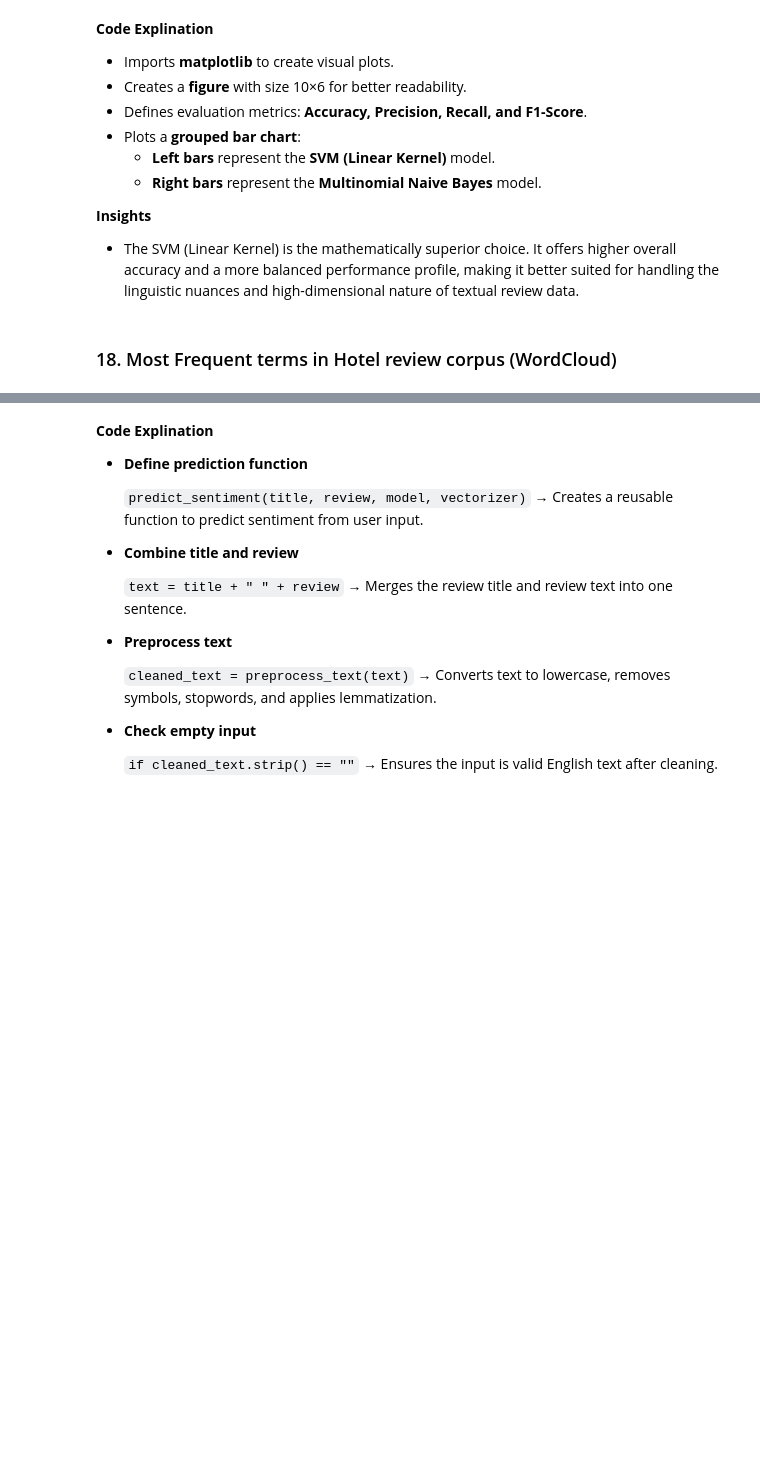
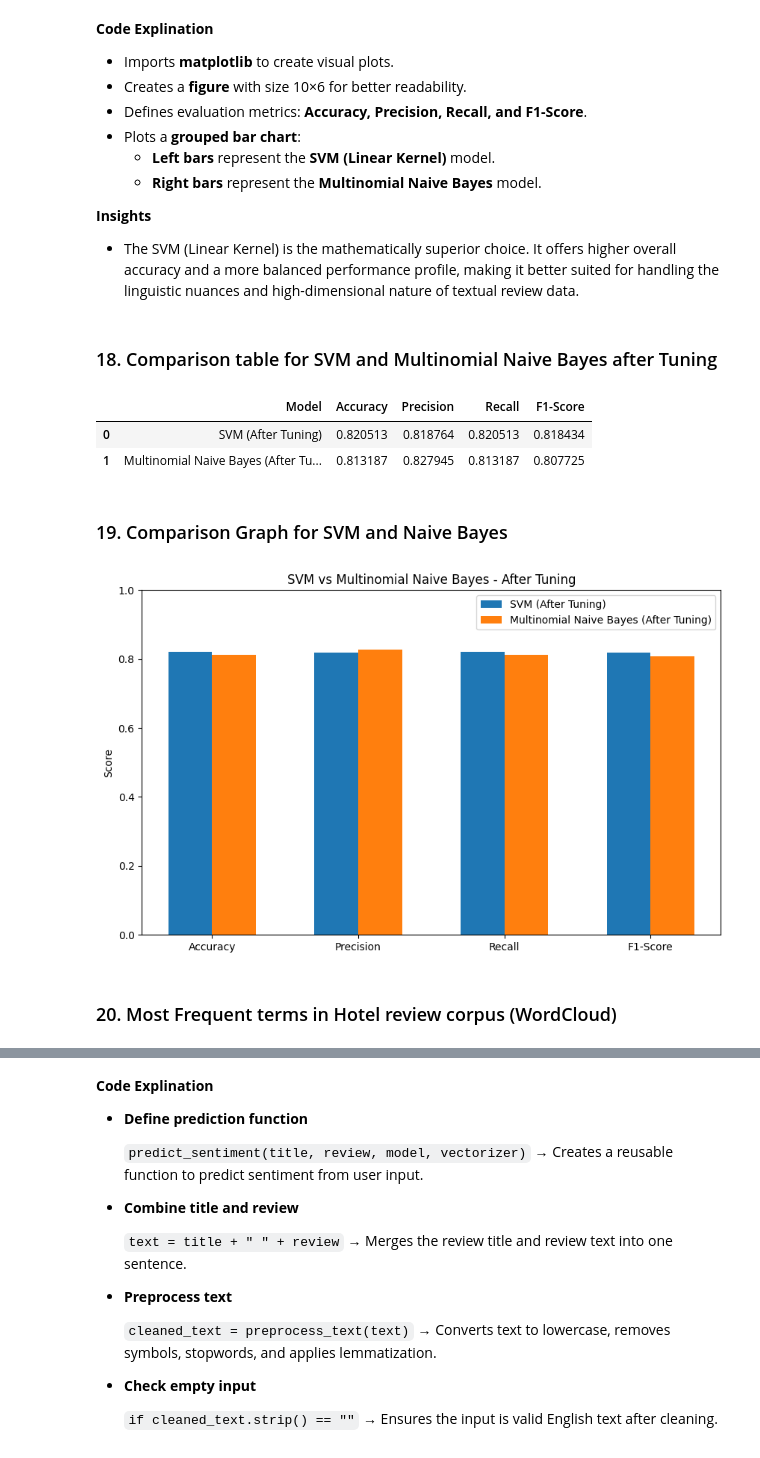
Before and after one commit to AaditiG1/HotelReview_TextClassification, a Jupyter notebook: HotelReview.ipynb, the cells around one changed output, grey strips where cells are left out. Drawn from its saved outputs; the diff is of its cells as text; code cells hidden in the pictures; blank space fills up the shorter version.

```diff
--- a/HotelReview.ipynb
+++ b/HotelReview.ipynb
@@ -1192,8 +1173,64 @@ plt.show()
 
 **Insights**
 - The SVM (Linear Kernel) is the mathematically superior choice. It offers higher overall accuracy and a more balanced performance profile, making it better suited for handling the linguistic nuances and high-dimensional nature of textual review data.
+# %% [markdown]
+### 18. Comparison table for SVM and Multinomial Naive Bayes after Tuning
+# %%
+# Create a comparison table for tuned models
+comparison_results_tuned = {
+    "Model": ["SVM (After Tuning)", "Multinomial Naive Bayes (After Tuning)"],
+    "Accuracy": [
+        accuracy_score(y_test, y_pred_svm),     # Tuned SVM predictions
+        accuracy_score(y_test, y_pred_best)     # Tuned NB predictions
+    ],
+    "Precision": [
+        precision_score(y_test, y_pred_svm, average='weighted'),
+        precision_score(y_test, y_pred_best, average='weighted')
+    ],
+    "Recall": [
+        recall_score(y_test, y_pred_svm, average='weighted'),
+        recall_score(y_test, y_pred_best, average='weighted')
+    ],
+    "F1-Score": [
+        f1_score(y_test, y_pred_svm, average='weighted'),
+        f1_score(y_test, y_pred_best, average='weighted')
+    ]
+}
+
+# Convert to DataFrame
+comparison_df_tuned = pd.DataFrame(comparison_results_tuned)
+
+# Display the comparison table
+comparison_df_tuned
+# %% [output]
+|  | Model | Accuracy | Precision | Recall | F1-Score |
+| 0 | SVM (After Tuning) | 0.820513 | 0.818764 | 0.820513 | 0.818434 |
+| 1 | Multinomial Naive Bayes (After Tu... | 0.813187 | 0.827945 | 0.813187 | 0.807725 |
+# %% [markdown]
+### 19. Comparison Graph for SVM and Naive Bayes
+# %%
+# Plotting grouped bar chart after tuning
+plt.figure(figsize=(10,6))
+metrics = ["Accuracy", "Precision", "Recall", "F1-Score"]
+x = range(len(metrics))
+
+# Plot SVM bars (left shifted)
+plt.bar([i-0.15 for i in x], comparison_df_tuned.iloc[0,1:], width=0.3, label=comparison_df_tuned["Model"][0])
+
+# Plot Naive Bayes bars (right shifted)
+plt.bar([i+0.15 for i in x], comparison_df_tuned.iloc[1,1:], width=0.3, label=comparison_df_tuned["Model"][1])
+
+# X-axis labels and title
+plt.xticks(x, metrics)
+plt.ylim(0,1)
+plt.ylabel("Score")
+plt.title("SVM vs Multinomial Naive Bayes - After Tuning")
+plt.legend()
+plt.show()
+# %% [output]
+[figure, added]
 # %% [markdown]
-### 18. Most Frequent terms in Hotel review corpus (WordCloud)
+### 20. Most Frequent terms in Hotel review corpus (WordCloud)
 # %%
 #Combine all cleaned reviews into one text
 all_reviews_text = ' '.join(df_balanced['Cleaned_Review'])
```
Also changed, not shown: parts of 27 cells of this notebook.
